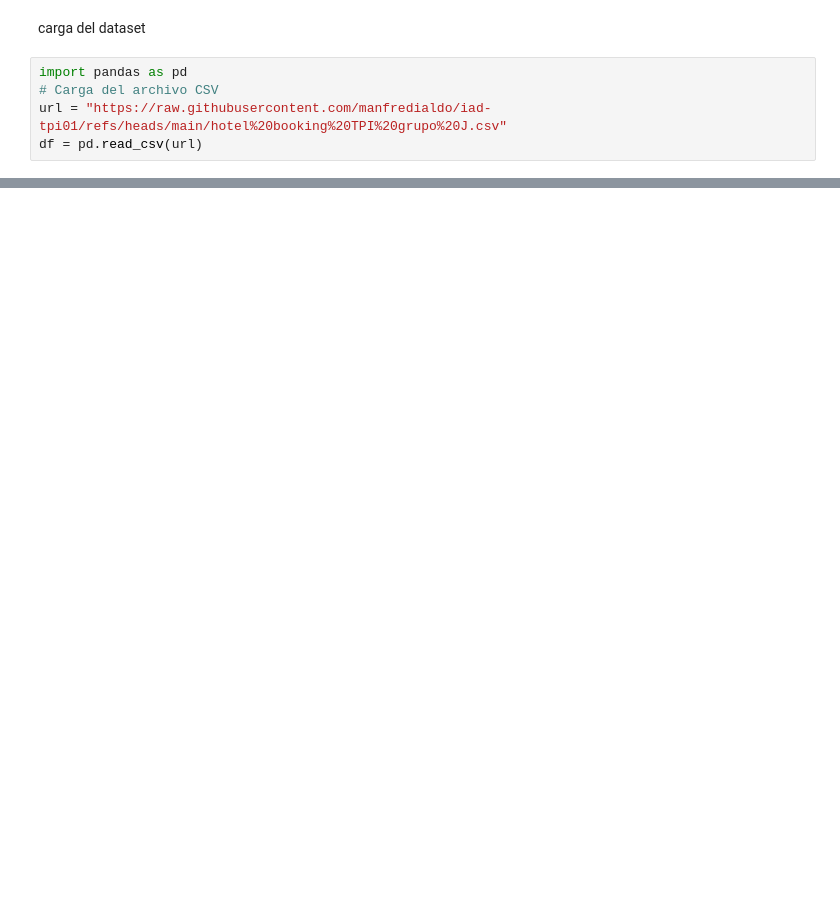
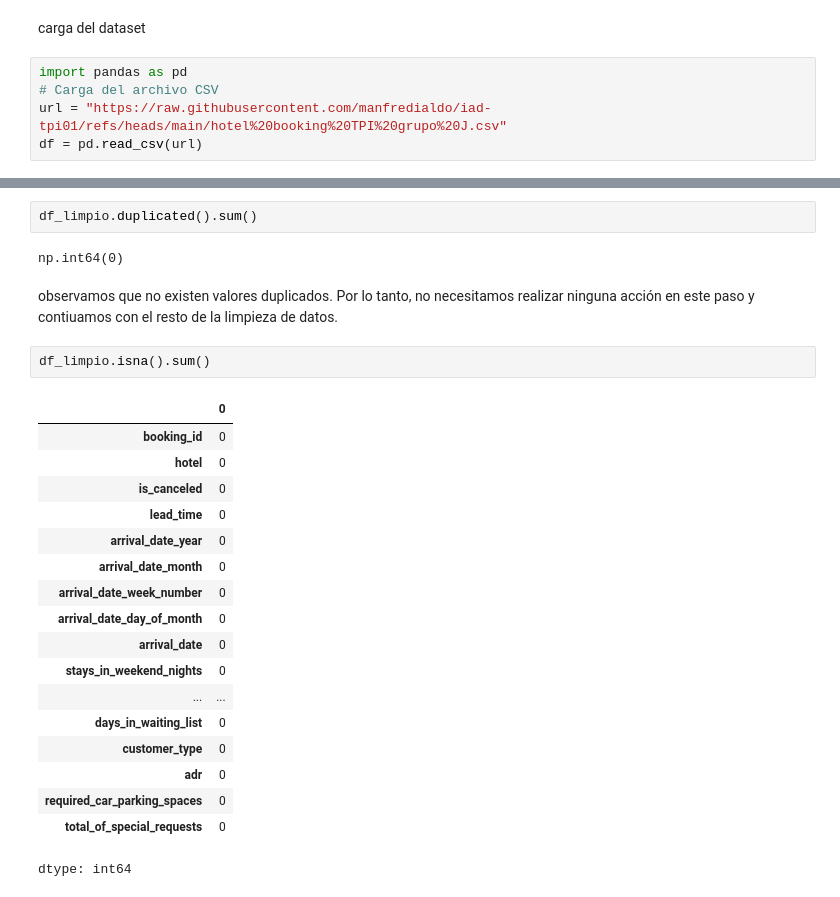
Before and after one commit to manfredialdo/iad-tpi01, a Jupyter notebook: Manfredi_Aldo_10_Entrega2.ipynb, the cells around one changed output, grey strips where cells are left out. Saved outputs shown, nothing was run; the diff lists cells and outputs as text; blank space fills up the shorter version.

```diff
--- a/Manfredi_Aldo_10_Entrega2.ipynb
+++ b/Manfredi_Aldo_10_Entrega2.ipynb
@@ -102,0 +224,27 @@ df = pd.read_csv(url)
+# %%
+df_limpio.duplicated().sum()
+# %% [output]
+np.int64(0)
+# %% [markdown]
+observamos que no existen valores duplicados. Por lo tanto, no necesitamos realizar ninguna acción en este paso y contiuamos con el resto de la limpieza de datos.
+# %%
+df_limpio.isna().sum()
+# %% [output]
+|  | 0 |
+| booking_id | 0 |
+| hotel | 0 |
+| is_canceled | 0 |
+| lead_time | 0 |
+| arrival_date_year | 0 |
+| arrival_date_month | 0 |
+| arrival_date_week_number | 0 |
+| arrival_date_day_of_month | 0 |
+| arrival_date | 0 |
+| stays_in_weekend_nights | 0 |
+| ... | ... |
+| days_in_waiting_list | 0 |
+| customer_type | 0 |
+| adr | 0 |
+| required_car_parking_spaces | 0 |
+| total_of_special_requests | 0 |
+dtype: int64
```
Also changed, not shown: parts of 14 cells of this notebook.
